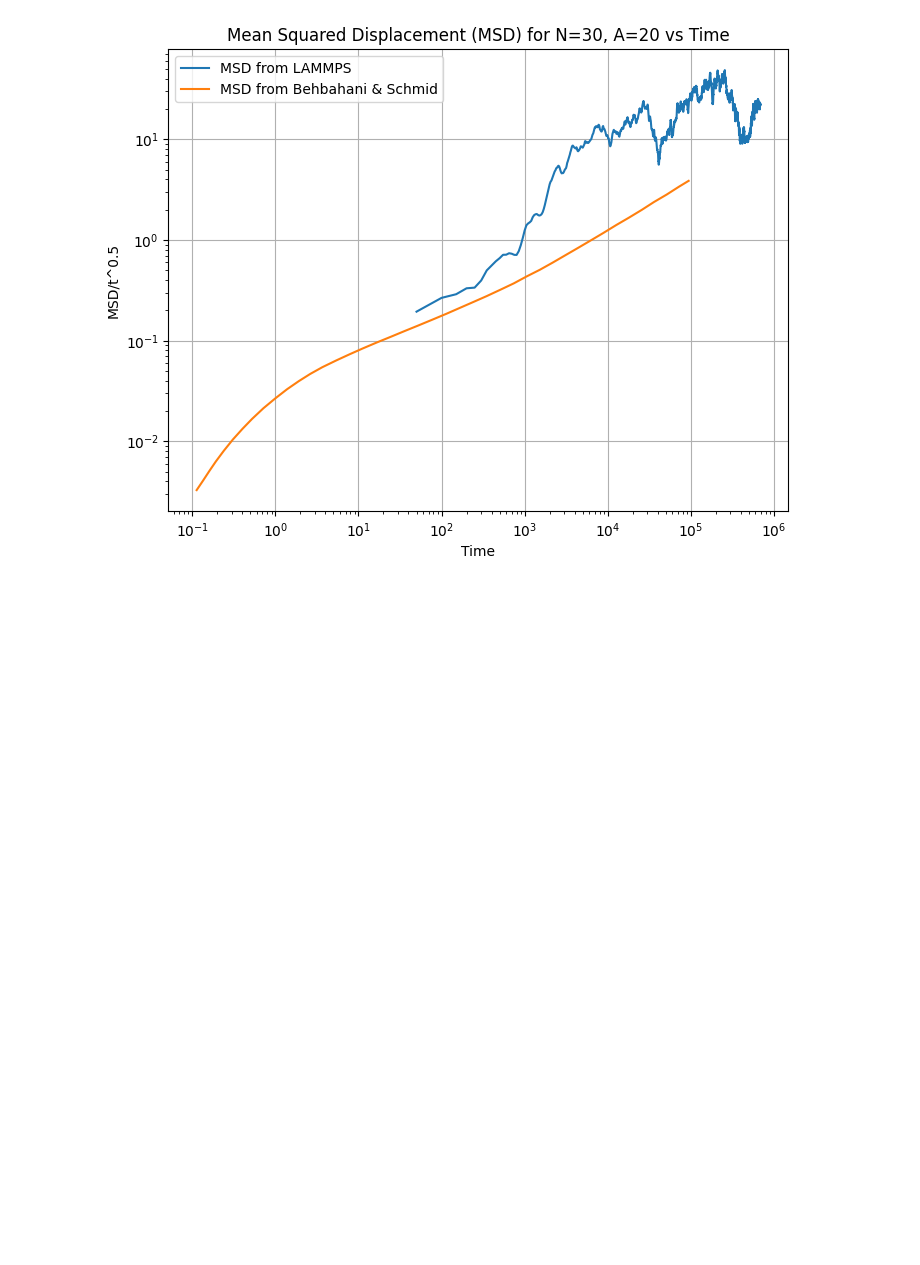
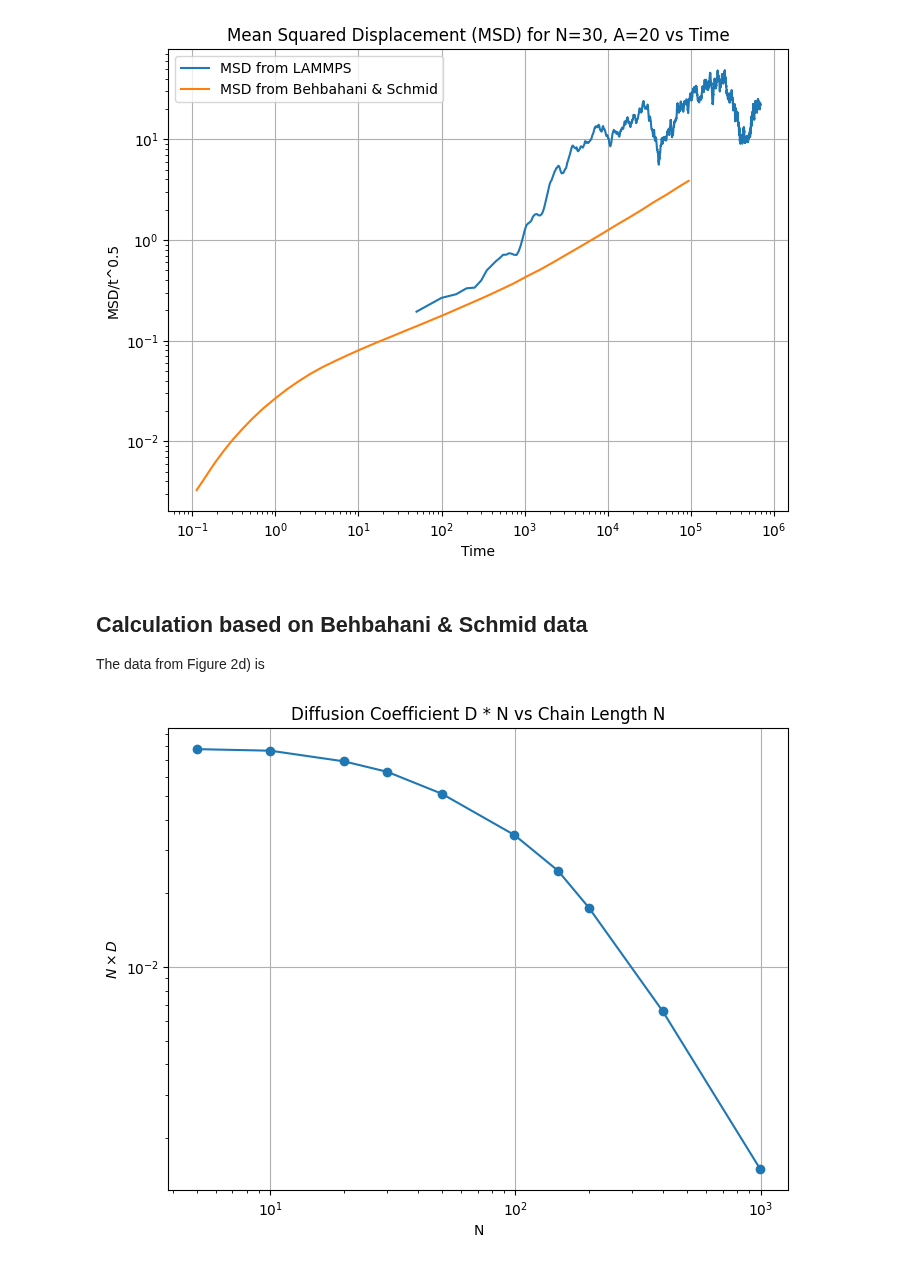
Before and after one commit to anotherbeaver/amine_polymers, a Jupyter notebook: bond_lifetime.ipynb, the cells around one changed output. Cells and saved outputs as stored; diff of their text form; code cells hidden in the pictures; blank space fills up the shorter version.

Commit message:
Added initial Rouse time calculation

```diff
--- a/bond_lifetime.ipynb
+++ b/bond_lifetime.ipynb
@@ -70,3 +70,21 @@ plt.show()
 # %% [output]
 13703 13703
 [figure]
+# %% [markdown]
+## Calculation based on Behbahani & Schmid data
+
+The data from Figure 2d) is
+# %%
+file = "data/msd/NxD.csv"
+
+df = pd.read_csv(file, header=None, names=["N", "D*N"])
+df["N"] = df["N"].round().astype(int)  # round N to nearest integer
+plt.figure(figsize=(8, 6))
+plt.loglog(df["N"], df["D*N"], marker='o')
+plt.title("Diffusion Coefficient D * N vs Chain Length N")
+plt.xlabel(r"N")
+plt.ylabel(r"$N \times D$")
+plt.grid()
+plt.show()
+# %% [output]
+[figure, added]
```
Also changed, not shown: parts of 3 cells of this notebook.
